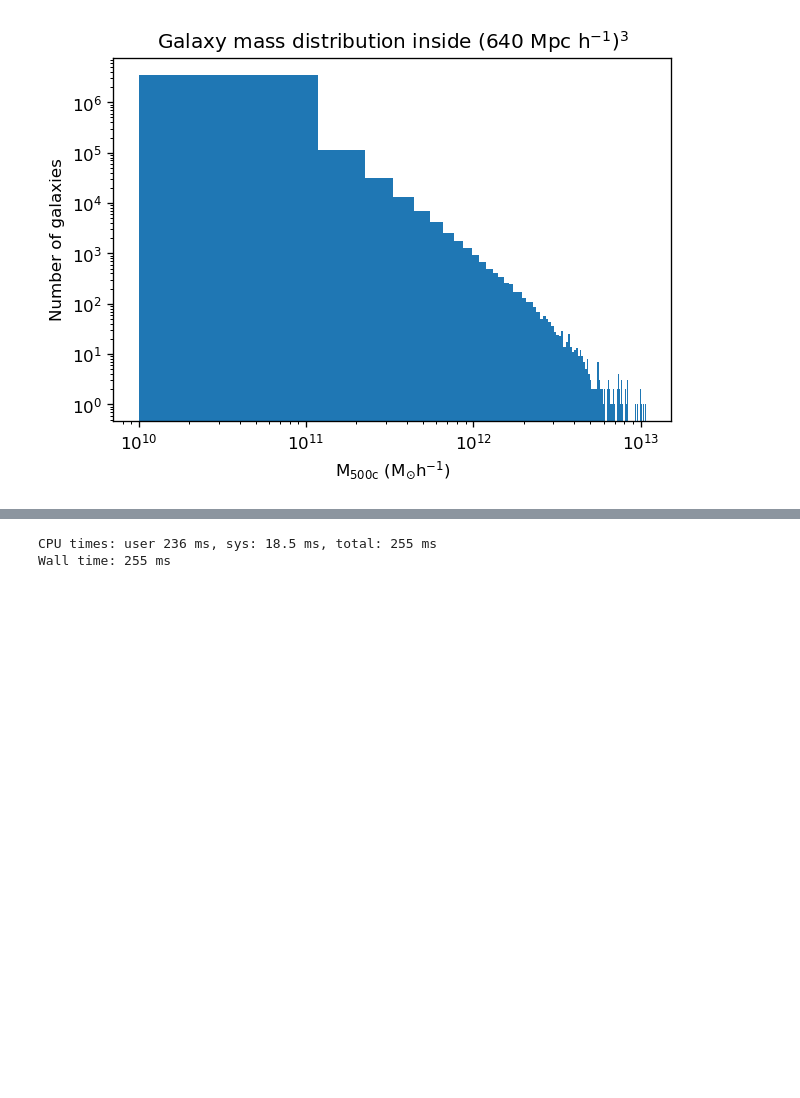
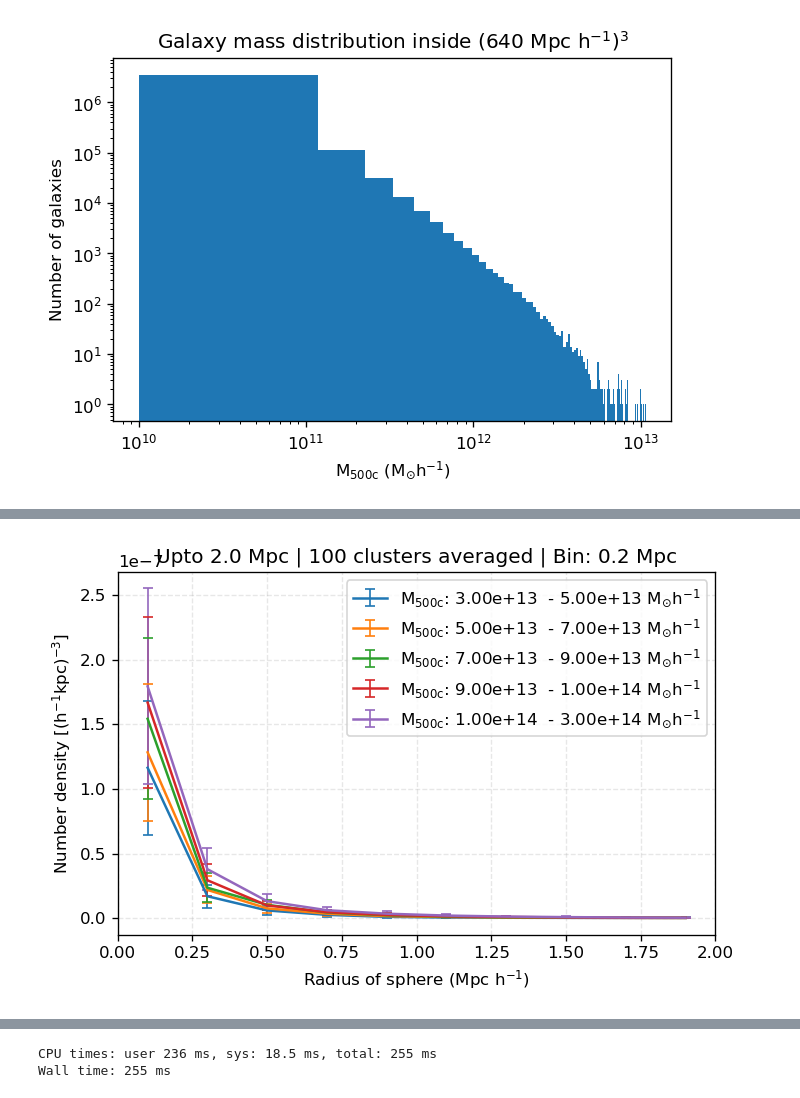
Before and after one commit to awaismirza92/velocity-reconstruction-and-kinetic-SZ, a Jupyter notebook: codes/Dipole_Bias/Mass_Seg_and_Statistics_big_box.ipynb, the cells around one changed output, grey strips where cells are left out. Drawn from its saved outputs; the diff is of its cells as text; code cells hidden in the pictures; blank space fills up the shorter version.

Commit message:
computed number density profiles

```diff
--- a/codes/Dipole_Bias/Mass_Seg_and_Statistics_big_box.ipynb
+++ b/codes/Dipole_Bias/Mass_Seg_and_Statistics_big_box.ipynb
@@ -10,7 +8,7 @@ dpi = 120
 !hostname
 # %%
 #setting dots per inch for images
-dpi = 90
+dpi = 120
 
 #setting number of processors for multiprocessing
 PC_name_str = PC_name.stdout[0:-2]
@@ -220,0 +261,63 @@ Wall time: 1min 9s
+# %%
+%%time
+
+mass_ranges = [3e13, 5e13, 7e13, 9e13, 1e14, 3e14, 5e14, 7e14]
+mass_ranges = [3e13, 5e13, 7e13, 9e13, 1e14, 3e14]
+# mass_ranges = [5e14, 7e14]
+# mass_ranges = np.geomspace(3e13, 7e14, num = 8)
+
+gray_shades = ['0.3', '0.4', '0.5', '0.6', '0.7', '0.8', '0.9']
+gray_shades = gray_shades[::-1]
+
+n_clusters = 100
+# n_clusters = 2
+
+max_extent = 2000
+radi = np.arange(0, max_extent + 1, 200)
+
+param_list = []
+
+for i, mass in enumerate(mass_ranges[:-1]):
+
+
+    df_clusters_center_bin = df_clusters_center[
+                    (df_clusters_center['m500c[Msol/h]'] > mass_ranges[i]) &
+                    (df_clusters_center['m500c[Msol/h]'] < mass_ranges[i+1])]
+
+    param_list.append([gray_shades[i], mass_ranges[i], mass_ranges[i+1],
+                    df_clusters_center_bin,
+                    radi, max_extent])
+
+
+# pool = multi.Pool(processes = cores)
+# results_2Mpc = pool.starmap(no_den_bins, param_list)
+
+plt.figure(dpi = dpi)
+plt.grid(ls = 'dashed', alpha = 0.3)
+
+for result in results_2Mpc:
+    gal_no_den, gal_no_den_std, low_lim, upper_lim = result
+
+#     plt.plot(radi[1:]/1e3 - (radi[1]-radi[0])/2e3, gal_no_mean,
+#              label = "M$_{500\mathrm{c}}$:" + " {:.2e} ".format(low_lim) +
+#                      " - {:.2e} ".format(upper_lim) + 'M$_{\odot}$h$^{-1}$')
+
+    plt.errorbar(radi[1:]/1e3 - (radi[1]-radi[0])/2e3, gal_no_den,
+                 yerr = gal_no_den_std, capsize = 3, elinewidth = 1,
+                 label = "M$_{500\mathrm{c}}$:" + " {:.2e} ".format(low_lim) +
+                     " - {:.2e} ".format(upper_lim) + 'M$_{\odot}$h$^{-1}$')
+
+
+
+
+plt.xlabel('Radius of sphere (Mpc h$^{-1}$)')
+plt.ylabel('Number density [(h$^{-1}$kpc)$^{-3}$]')
+plt.legend()
+# plt.ylim(0,)
+plt.xlim(0, max_extent/1e3)
+
+plt.title(f'Upto {max_extent/1e3} Mpc | {n_clusters} clusters averaged | ' +
+          f'Bin: {(radi[1]-radi[0])/1e3} Mpc');
+plt.tight_layout()
+plt.savefig(f'Plots/num_den_{int(max_extent/1e3)}_Mpc.pdf')
+# %% [output]
@@ -220,0 +326 @@ Wall time: 1min 9s
+[figure, added]
```
Also changed, not shown: parts of 7 cells of this notebook.
